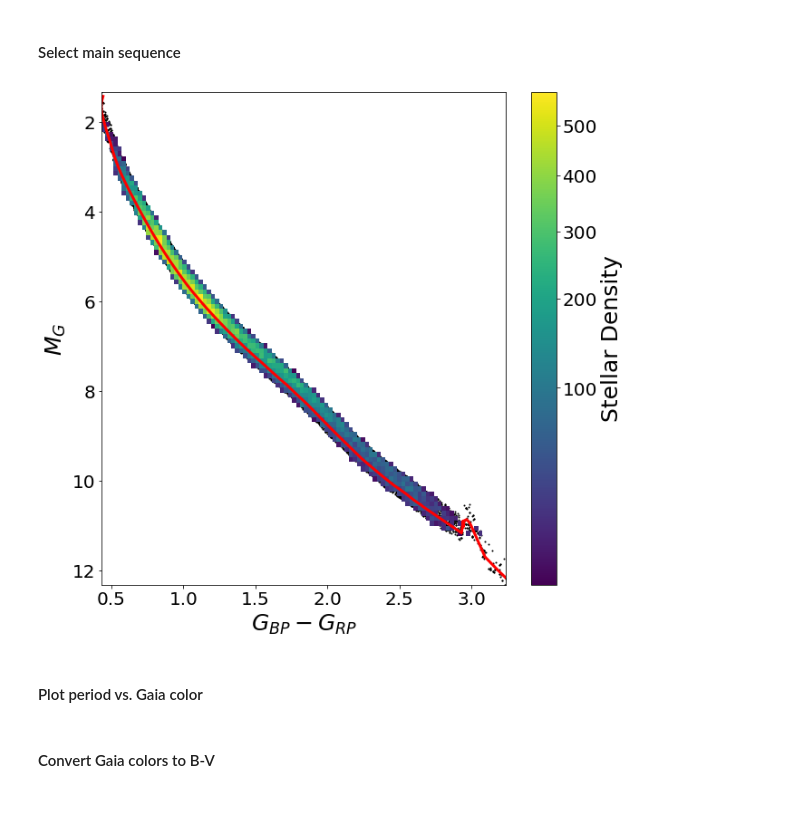
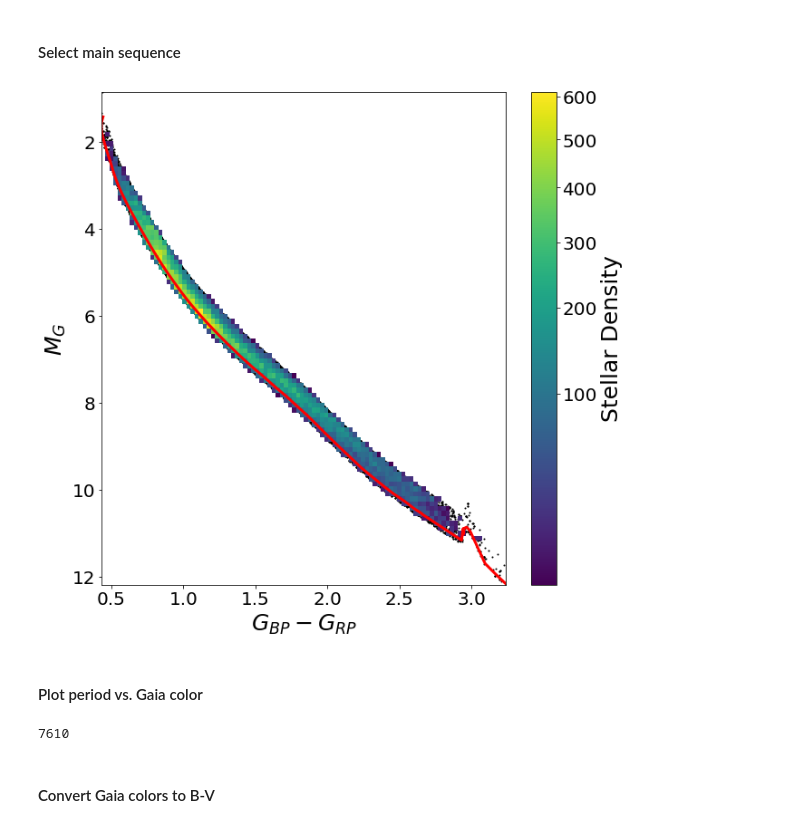
Before and after one commit to tagordon/k2rot, a Jupyter notebook: round/reduce.ipynb, the cells around one changed output. Drawn from its saved outputs; the diff is of its cells as text; code cells hidden in the pictures.

```diff
--- a/round/reduce.ipynb
+++ b/round/reduce.ipynb
@@ -78,24 +78,24 @@ iso_mg_interp = interpolator(df[mask]['bp_rp'])
 # %%
 correction = 5*np.log10(df[mask]["r_est"])-5 # get absolute mag Mg from relative mg by applying distance correction
 bp_rp, mg = np.array(df[mask]["bp_rp"]), np.array(df[mask]["phot_g_mean_mag"])-correction
-is_ms = (mg - iso_mg_interp < 0.2) & (iso_mg_interp - mg < 0.4)
+is_ms = (mg - iso_mg_interp < 0.1) & (iso_mg_interp - mg < 0.6)
 
 fig, ax = pl.subplots(figsize=(10, 10))
 
 # only show 2D-histogram for bins with more than 10 stars in them
 h = ax.hist2d(bp_rp[is_ms], mg[is_ms], bins=100, cmin=10, norm=colors.PowerNorm(0.5), zorder=0.5)
 
 # fill the rest with scatter
 ax.scatter(bp_rp[is_ms], mg[is_ms], alpha=1, s=1, color='k', zorder=0)
 ax.plot(iso_bp_rp, iso_mg, 'r', linewidth=3)
 ax.invert_yaxis()
 cb = fig.colorbar(h[3])
 ax.set_xlabel('$G_{BP} - G_{RP}$')
 ax.set_ylabel('$M_G$')
 cb.set_label("Stellar Density")
 pl.show()
 # %% [output]
-[figure, old version]
+[figure, new version]
 # %% [markdown]
 #### Plot period vs. Gaia color
 # %%
@@ -113,6 +113,9 @@ period = np.exp(df_good['logperiod_mean'])
 logperiod_error = df_good['logperiod_sd']
 logperiod = df_good['logperiod_mean']
 color = df_good['bp_rp']
+print(len(df_good))
+# %% [output]
+7610
 # %% [markdown]
 #### Convert Gaia colors to B-V
 # %%
```
Also changed, not shown: parts of 9 cells of this notebook, 4 other files.
